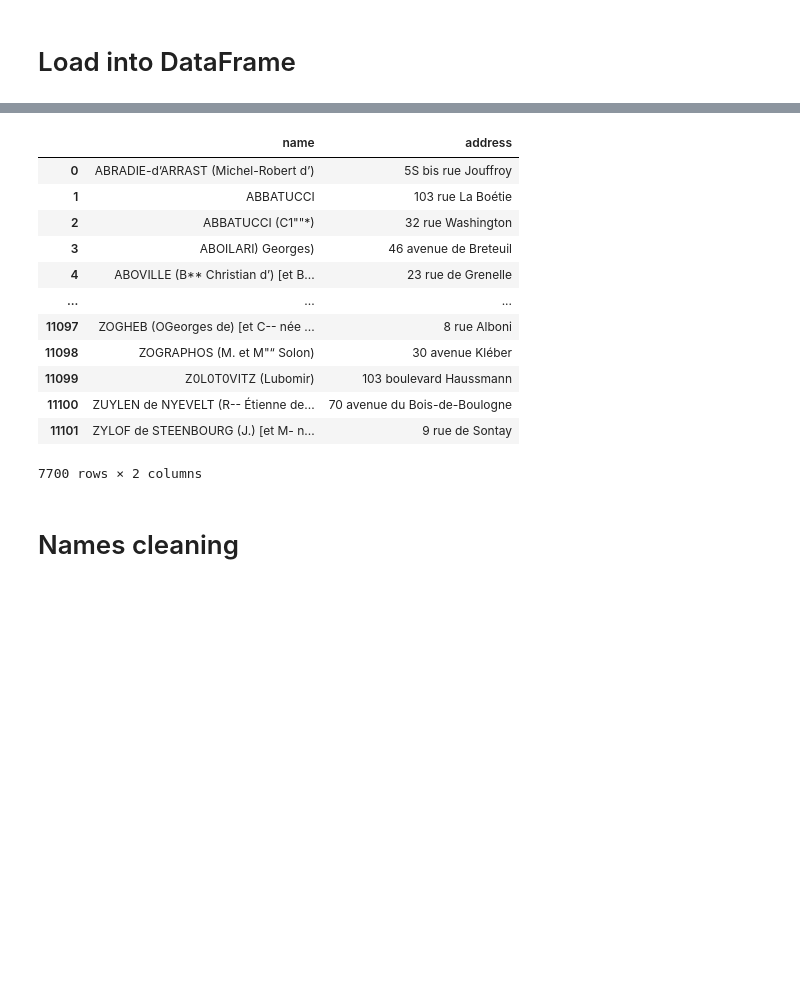
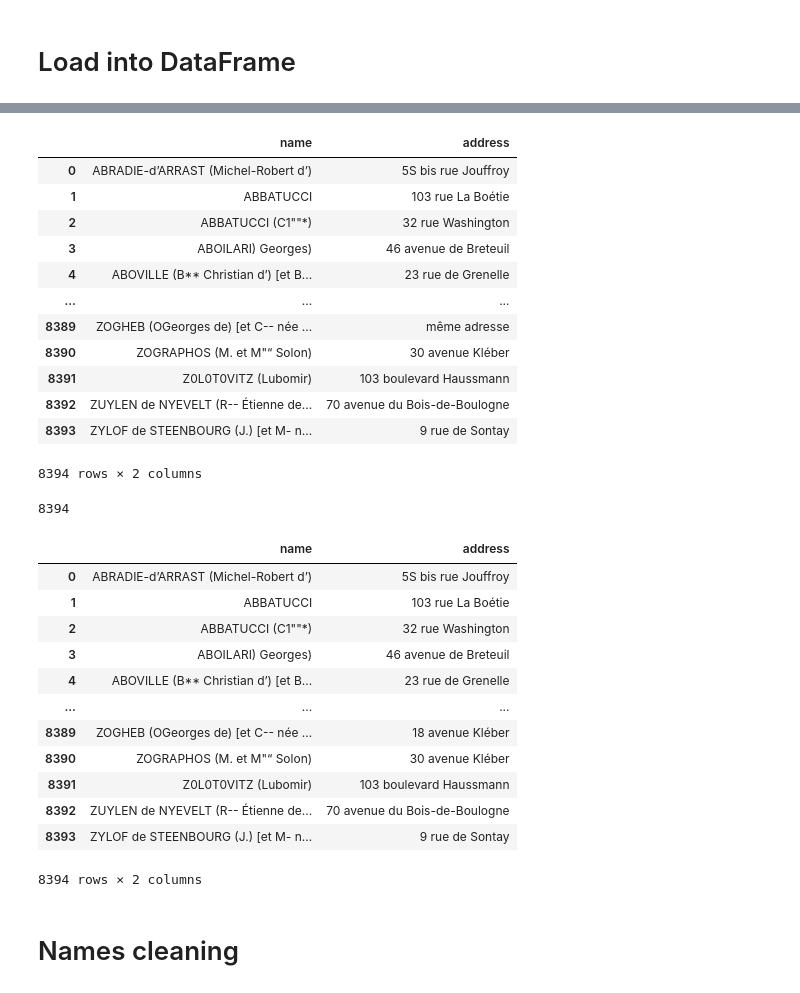
Before and after one commit to AndreaScalisi/FDH, a Jupyter notebook: parser_andrea.ipynb, the cells around one changed output, grey strips where cells are left out. Cells and saved outputs as stored; diff of their text form; code cells hidden in the pictures; blank space fills up the shorter version.

```diff
--- a/parser_andrea.ipynb
+++ b/parser_andrea.ipynb
@@ -77,6 +106,6 @@ Unknown addresses: 0.3064312736443884
 # %%
 #Drop unknown addresses:
-df_people_known = df_people[[x != "unknown" for x in df_people["address"]]].copy()
+df_people_known = df_people[[x != "unknown" for x in df_people["address"]]].copy().reset_index()[["name", "address"]]
 df_people_known
 # %% [output]
 |  | name | address |
@@ -86,9 +115,9 @@ df_people_known
 | 3 | ABOILARI) Georges) | 46 avenue de Breteuil |
 | 4 | ABOVILLE (B** Christian d’) [et B... | 23 rue de Grenelle |
 | ... | ... | ... |
-| 11097 | ZOGHEB (OGeorges de) [et C-- née ... | 8 rue Alboni |
-| 11098 | ZOGRAPHOS (M. et M"“ Solon) | 30 avenue Kléber |
-| 11099 | Z0L0T0VITZ (Lubomir) | 103 boulevard Haussmann |
-| 11100 | ZUYLEN de NYEVELT (R-- Étienne de... | 70 avenue du Bois-de-Boulogne |
-| 11101 | ZYLOF de STEENBOURG (J.) [et M- n... | 9 rue de Sontay |
+| 8389 | ZOGHEB (OGeorges de) [et C-- née ... | même adresse |
+| 8390 | ZOGRAPHOS (M. et M"“ Solon) | 30 avenue Kléber |
+| 8391 | Z0L0T0VITZ (Lubomir) | 103 boulevard Haussmann |
+| 8392 | ZUYLEN de NYEVELT (R-- Étienne de... | 70 avenue du Bois-de-Boulogne |
+| 8393 | ZYLOF de STEENBOURG (J.) [et M- n... | 9 rue de Sontay |
-7700 rows × 2 columns
+8394 rows × 2 columns
@@ -97,3 +124,22 @@ df_people_known
+# %%
+# Replace "même adresse" by the previous address in the DataFrame
+df_people_known = replace_meme_addr(df_people_known)
+df_people_known
+# %% [output]
+8394
+|  | name | address |
+| 0 | ABRADIE-d’ARRAST (Michel-Robert d’) | 5S bis rue Jouffroy |
+| 1 | ABBATUCCI | 103 rue La Boétie |
+| 2 | ABBATUCCI (C1""*) | 32 rue Washington |
+| 3 | ABOILARI) Georges) | 46 avenue de Breteuil |
+| 4 | ABOVILLE (B** Christian d’) [et B... | 23 rue de Grenelle |
+| ... | ... | ... |
+| 8389 | ZOGHEB (OGeorges de) [et C-- née ... | 18 avenue Kléber |
+| 8390 | ZOGRAPHOS (M. et M"“ Solon) | 30 avenue Kléber |
+| 8391 | Z0L0T0VITZ (Lubomir) | 103 boulevard Haussmann |
+| 8392 | ZUYLEN de NYEVELT (R-- Étienne de... | 70 avenue du Bois-de-Boulogne |
+| 8393 | ZYLOF de STEENBOURG (J.) [et M- n... | 9 rue de Sontay |
+8394 rows × 2 columns
 # %% [markdown]
 # Names cleaning
 # %%
```
Also changed, not shown: parts of 7 cells of this notebook, 3 other files.
